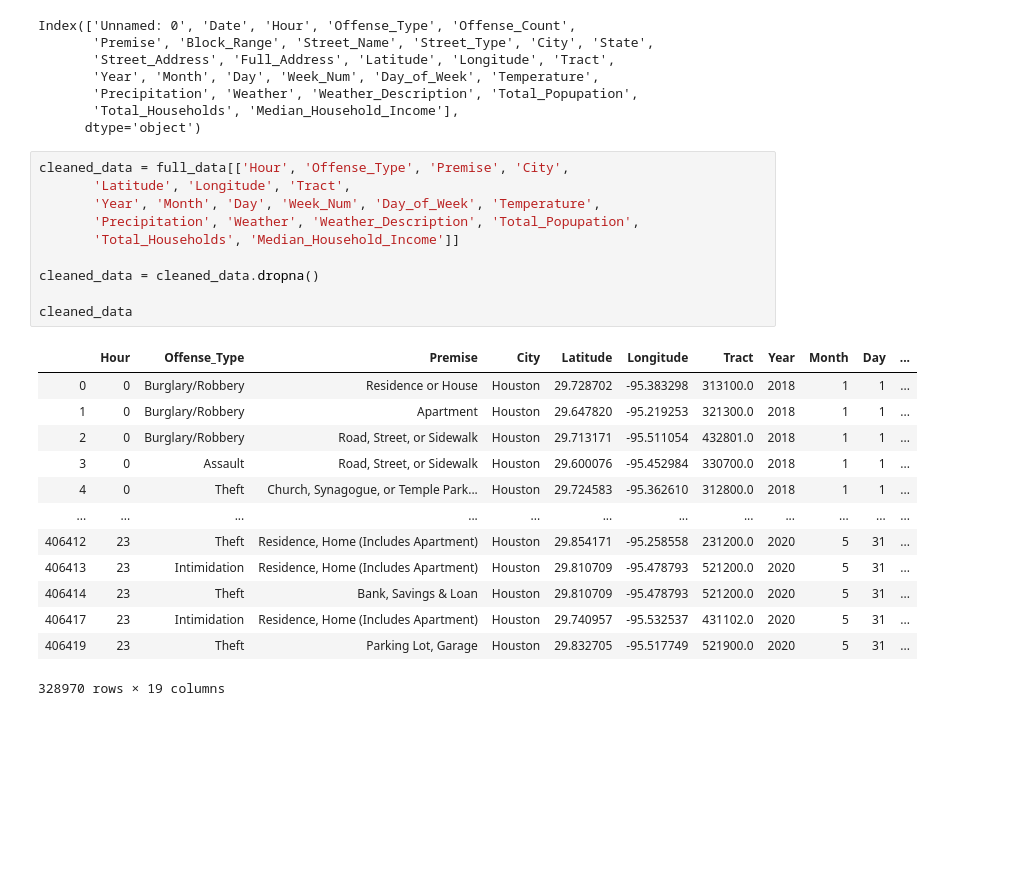
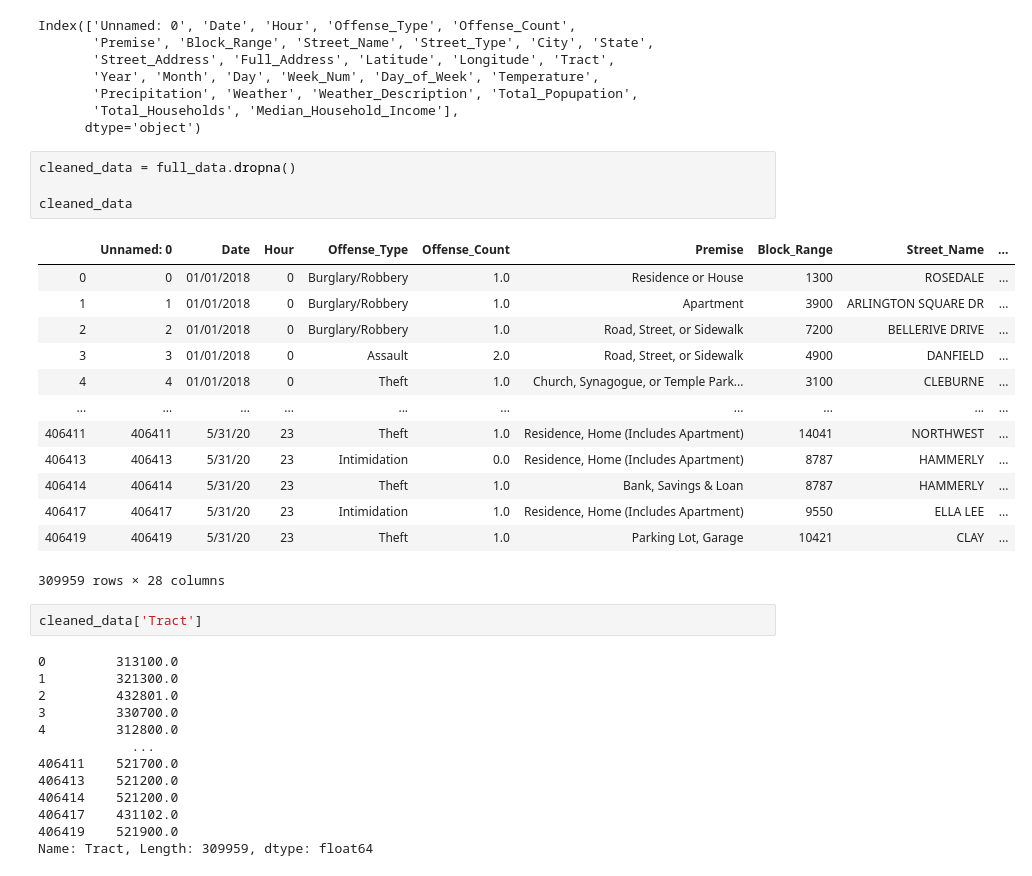
Before and after one commit to florin-vasiliu/Houston-Crime-Analysis, a Jupyter notebook: DataCleaning.ipynb, the cells around one changed output. Saved outputs shown, nothing was run; the diff lists cells and outputs as text; blank space fills up the shorter version.

Commit message:
cleaned data

```diff
--- a/DataCleaning.ipynb
+++ b/DataCleaning.ipynb
@@ -38,29 +38,38 @@ Index(['Unnamed: 0', 'Date', 'Hour', 'Offense_Type', 'Offense_Count',
        'Precipitation', 'Weather', 'Weather_Description', 'Total_Popupation',
        'Total_Households', 'Median_Household_Income'],
       dtype='object')
-# %%
-cleaned_data = full_data[['Hour', 'Offense_Type', 'Premise', 'City',
-       'Latitude', 'Longitude', 'Tract',
-       'Year', 'Month', 'Day', 'Week_Num', 'Day_of_Week', 'Temperature',
-       'Precipitation', 'Weather', 'Weather_Description', 'Total_Popupation',
-       'Total_Households', 'Median_Household_Income']]
-
-cleaned_data = cleaned_data.dropna()
-
-cleaned_data
-# %% [output]
-|  | Hour | Offense_Type | Premise | City | Latitude | Longitude | Tract | Year | Month | Day | ... |
-| 0 | 0 | Burglary/Robbery | Residence or House | Houston | 29.728702 | -95.383298 | 313100.0 | 2018 | 1 | 1 | ... |
-| 1 | 0 | Burglary/Robbery | Apartment | Houston | 29.647820 | -95.219253 | 321300.0 | 2018 | 1 | 1 | ... |
-| 2 | 0 | Burglary/Robbery | Road, Street, or Sidewalk | Houston | 29.713171 | -95.511054 | 432801.0 | 2018 | 1 | 1 | ... |
-| 3 | 0 | Assault | Road, Street, or Sidewalk | Houston | 29.600076 | -95.452984 | 330700.0 | 2018 | 1 | 1 | ... |
-| 4 | 0 | Theft | Church, Synagogue, or Temple Park... | Houston | 29.724583 | -95.362610 | 312800.0 | 2018 | 1 | 1 | ... |
-| ... | ... | ... | ... | ... | ... | ... | ... | ... | ... | ... | ... |
-| 406412 | 23 | Theft | Residence, Home (Includes Apartment) | Houston | 29.854171 | -95.258558 | 231200.0 | 2020 | 5 | 31 | ... |
-| 406413 | 23 | Intimidation | Residence, Home (Includes Apartment) | Houston | 29.810709 | -95.478793 | 521200.0 | 2020 | 5 | 31 | ... |
-| 406414 | 23 | Theft | Bank, Savings & Loan | Houston | 29.810709 | -95.478793 | 521200.0 | 2020 | 5 | 31 | ... |
-| 406417 | 23 | Intimidation | Residence, Home (Includes Apartment) | Houston | 29.740957 | -95.532537 | 431102.0 | 2020 | 5 | 31 | ... |
-| 406419 | 23 | Theft | Parking Lot, Garage | Houston | 29.832705 | -95.517749 | 521900.0 | 2020 | 5 | 31 | ... |
-328970 rows × 19 columns
+# %%
+cleaned_data = full_data.dropna()
+
+cleaned_data
+# %% [output]
+|  | Unnamed: 0 | Date | Hour | Offense_Type | Offense_Count | Premise | Block_Range | Street_Name | ... |
+| 0 | 0 | 01/01/2018 | 0 | Burglary/Robbery | 1.0 | Residence or House | 1300 | ROSEDALE | ... |
+| 1 | 1 | 01/01/2018 | 0 | Burglary/Robbery | 1.0 | Apartment | 3900 | ARLINGTON SQUARE DR | ... |
+| 2 | 2 | 01/01/2018 | 0 | Burglary/Robbery | 1.0 | Road, Street, or Sidewalk | 7200 | BELLERIVE DRIVE | ... |
+| 3 | 3 | 01/01/2018 | 0 | Assault | 2.0 | Road, Street, or Sidewalk | 4900 | DANFIELD | ... |
+| 4 | 4 | 01/01/2018 | 0 | Theft | 1.0 | Church, Synagogue, or Temple Park... | 3100 | CLEBURNE | ... |
+| ... | ... | ... | ... | ... | ... | ... | ... | ... | ... |
+| 406411 | 406411 | 5/31/20 | 23 | Theft | 1.0 | Residence, Home (Includes Apartment) | 14041 | NORTHWEST | ... |
+| 406413 | 406413 | 5/31/20 | 23 | Intimidation | 0.0 | Residence, Home (Includes Apartment) | 8787 | HAMMERLY | ... |
+| 406414 | 406414 | 5/31/20 | 23 | Theft | 1.0 | Bank, Savings & Loan | 8787 | HAMMERLY | ... |
+| 406417 | 406417 | 5/31/20 | 23 | Intimidation | 1.0 | Residence, Home (Includes Apartment) | 9550 | ELLA LEE | ... |
+| 406419 | 406419 | 5/31/20 | 23 | Theft | 1.0 | Parking Lot, Garage | 10421 | CLAY | ... |
+309959 rows × 28 columns
+# %%
+cleaned_data['Tract']
+# %% [output]
+0         313100.0
+1         321300.0
+2         432801.0
+3         330700.0
+4         312800.0
+            ...
+406411    521700.0
+406413    521200.0
+406414    521200.0
+406417    431102.0
+406419    521900.0
+Name: Tract, Length: 309959, dtype: float64
 # %%
 # For any columns we want to remove the .0 from
```
Also changed, not shown: parts of 3 cells of this notebook, 1 other file.
